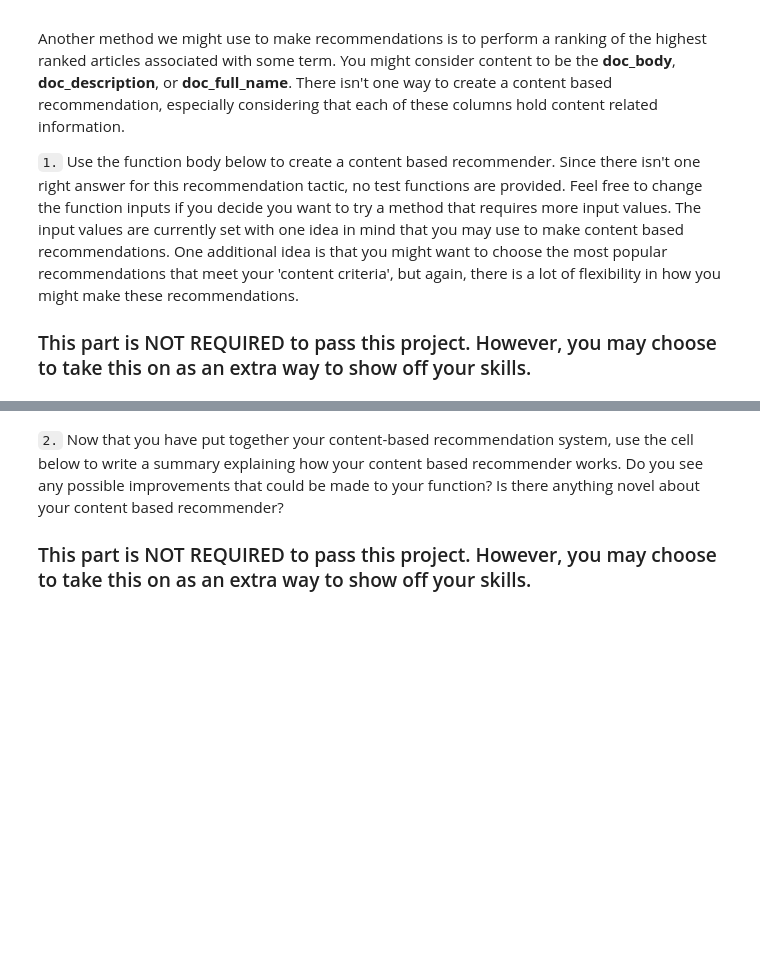
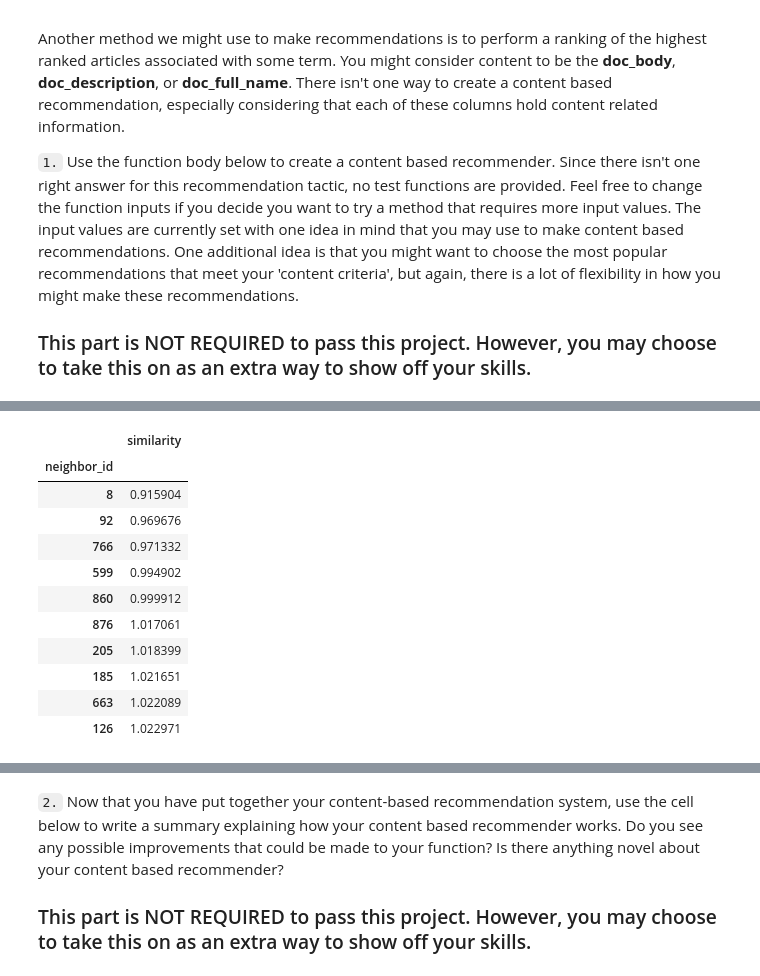
Before and after one commit to ZenRay/DataScientistNanoDegree, a Jupyter notebook: P3_Recommendations/Recommendations_with_IBM.ipynb, the cells around one changed output, grey strips where cells are left out. Cells and saved outputs as stored; diff of their text form; code cells hidden in the pictures; blank space fills up the shorter version.

```diff
--- a/P3_Recommendations/Recommendations_with_IBM.ipynb
+++ b/P3_Recommendations/Recommendations_with_IBM.ipynb
@@ -757,0 +950,58 @@ def make_content_recs():
+# %%
+def compute_similarity(article_id, df_cont=df_content_pca):
+    """
+    INPUT:
+    article_id - (int) the id of input article
+    df_cont - (dataframe) dataframe containing article_id and pca components of TFIDF vector representations
+              of article titles and description
+
+    OUTPUT:
+    neighbors_df - (dataframe) dataframe containing article ids of neighboring articles ranked by how similar they are
+                   to the input article
+
+    DESCRIPTIONS:
+    Ranks neighboring articles on how similar they are to the input articles based on the euclidean
+    distance between the pca components of articles. The pca components are the TFIDF vector
+    representations of article titles and description reduced to a lower dimension
+    """
+    articles_idx = np.array(df_cont['article_id'])
+
+    article_pca = np.array(df_cont[df_cont['article_id']==article_id].iloc[:,1:])[0]
+
+    eucl_dist_list = []
+
+    for row, col in df_cont.iterrows():
+        neigh_pca = np.array(col[1:])
+        # compute euclidean distance
+        eucl_dist = np.linalg.norm(article_pca-neigh_pca)
+        eucl_dist_list.append(eucl_dist)
+
+    eucl_dist_series = pd.Series(eucl_dist_list, index=articles_idx)
+
+    neighbors_df = pd.DataFrame({'neighbor_id':articles_idx,\
+                                 'similarity':eucl_dist_series}).set_index('neighbor_id')
+
+    # remove current user from dataframe
+    neighbors_df.drop([article_id], inplace=True)
+
+    # sort by similarity and then by number of interactions
+    neighbors_df.sort_values(['similarity'], ascending=True, inplace=True)
+
+    return neighbors_df
+# %%
+# test. Get 10 most similar article to article 1
+neighbors_df = compute_similarity(1)
+neighbors_df.head(10)
+# %% [output]
+|  | similarity |
+| neighbor_id |  |
+| 8 | 0.915904 |
+| 92 | 0.969676 |
+| 766 | 0.971332 |
+| 599 | 0.994902 |
+| 860 | 0.999912 |
+| 876 | 1.017061 |
+| 205 | 1.018399 |
+| 185 | 1.021651 |
+| 663 | 1.022089 |
+| 126 | 1.022971 |
```
Also changed, not shown: parts of 21 cells of this notebook, 1 other file.
